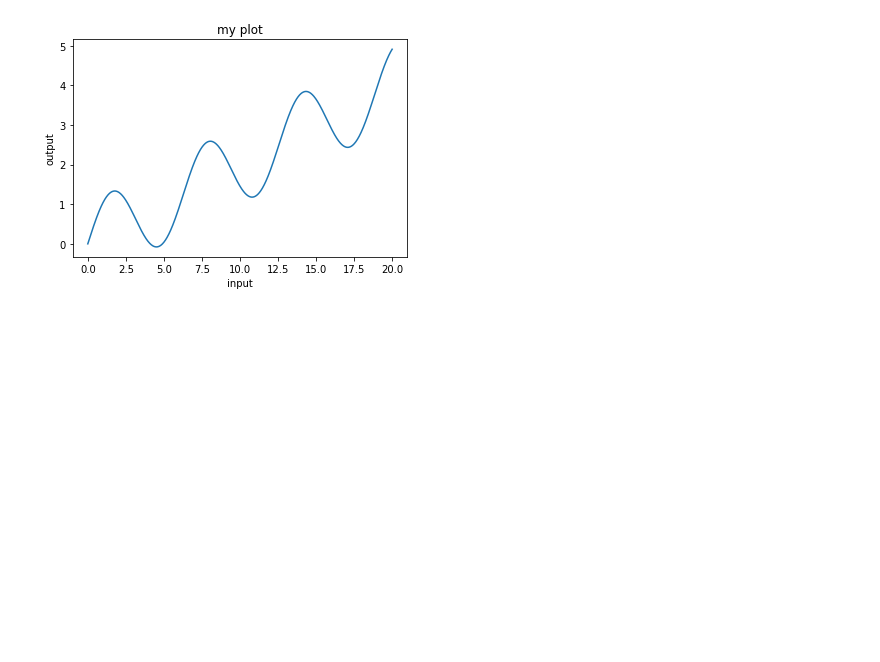
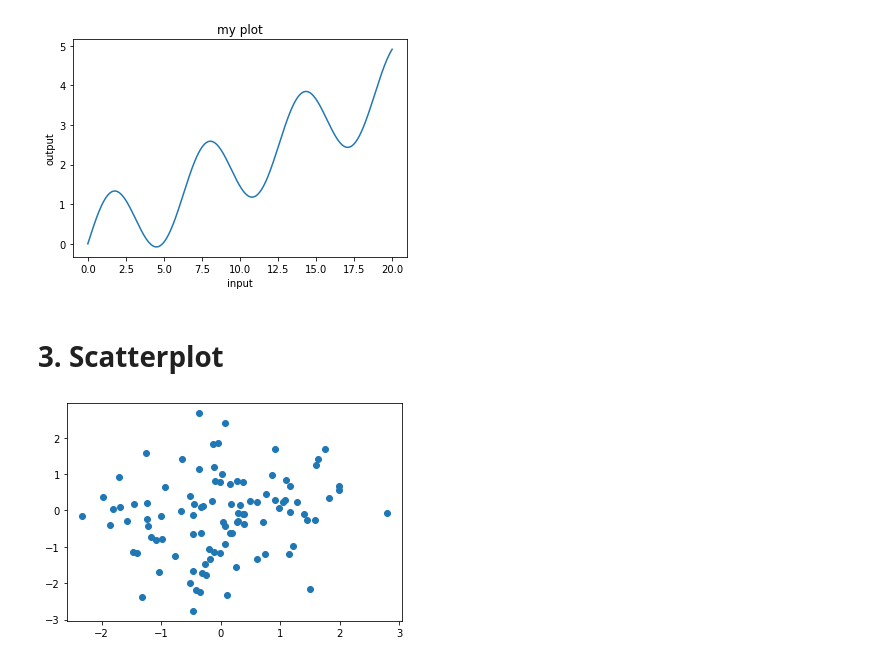
Before and after one commit to clshu/LP_numpy_stack, a Jupyter notebook: Matplotlib_LP.ipynb, the cells around one changed output. Drawn from its saved outputs; the diff is of its cells as text; code cells hidden in the pictures; blank space fills up the shorter version.

Commit message:
3. Scatterplot

```diff
--- a/Matplotlib_LP.ipynb
+++ b/Matplotlib_LP.ipynb
@@ -25,3 +25,10 @@ plt.ylabel("output")
 plt.title("my plot"); # ; remove return string
 # %% [output]
 [figure]
+# %% [markdown]
+# 3. Scatterplot
+# %%
+X = np.random.randn(100, 2)
+plt.scatter(X[:,0], X[:,1]);
+# %% [output]
+[figure, added]
```
Also changed, not shown: parts of 1 cell of this notebook.
